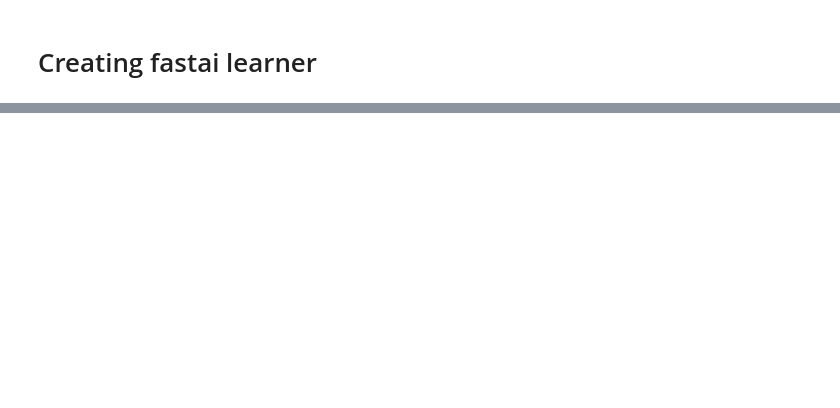
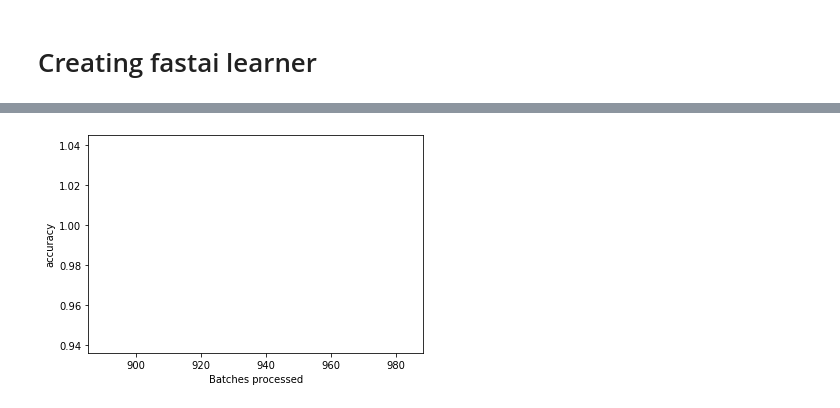
Before and after one commit to maxmatical/pytorch-projects, a Jupyter notebook: CNN_MNIST_example.ipynb, the cells around one changed output, grey strips where cells are left out. Saved outputs shown, nothing was run; the diff lists cells and outputs as text; code cells hidden in the pictures; blank space fills up the shorter version.

```diff
--- a/CNN_MNIST_example.ipynb
+++ b/CNN_MNIST_example.ipynb
@@ -187,0 +199,4 @@ learn.fit(1)
+# %%
+learn.recorder.plot_metrics()
+# %% [output]
+[figure, added]
```
Also changed, not shown: parts of 18 cells of this notebook.
